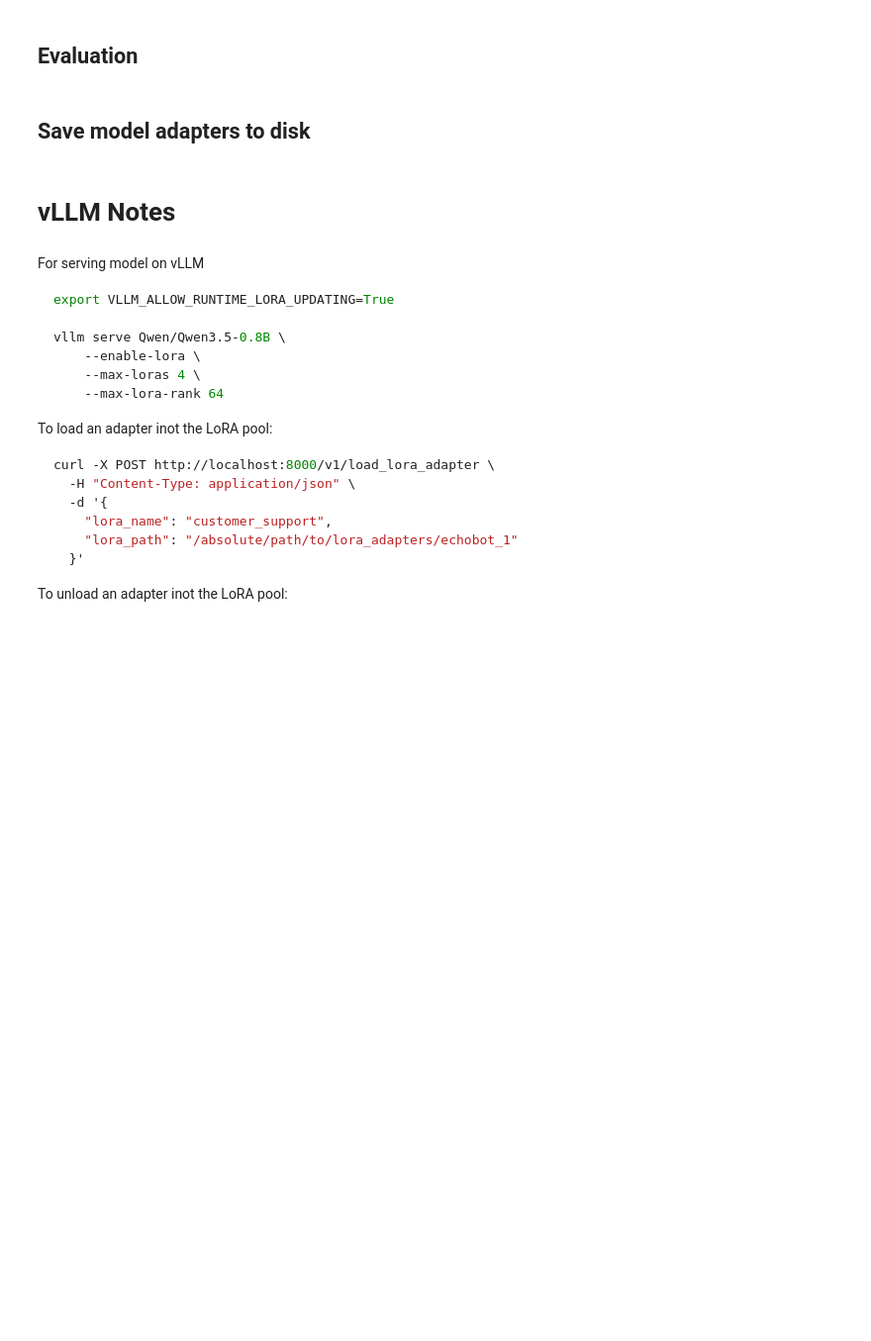
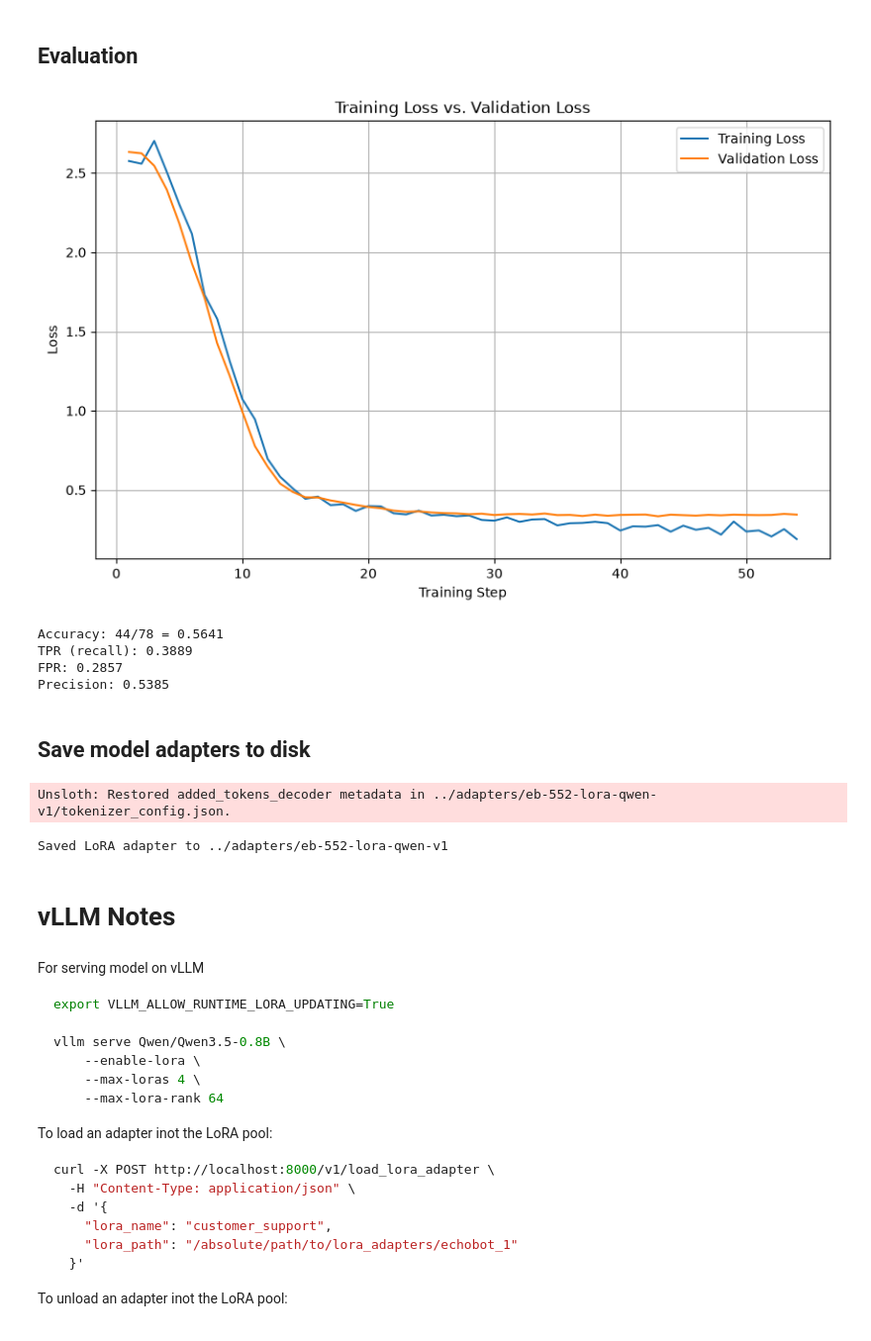
Before and after one commit to mkPuzon/local-llm-fine-tuning, a Jupyter notebook: notebooks/fine-tune.ipynb, the cells around one changed output. Shown at 99% size. Cells and saved outputs as stored; diff of their text form; code cells hidden in the pictures; blank space fills up the shorter version.

```diff
--- a/notebooks/fine-tune.ipynb
+++ b/notebooks/fine-tune.ipynb
@@ -276,2 +311,28 @@ LoRA dtype: BF16
 # %% [markdown]
 ## Training
+# %%
+trainer = SFTTrainer(
+    model=model,
+    train_dataset=formatted_train,
+    eval_dataset=formatted_val,
+    processing_class=tokenizer,
+
+    args=SFTConfig(
+        max_seq_length=max_seq_length,
+        completion_only_loss=True,
+        per_device_train_batch_size=8,
+
+        eval_strategy="steps",
+        gradient_accumulation_steps=4,
+        warmup_ratio=0.05,
+        num_train_epochs=3,
+        optim="adamw_8bit",
+
+        seed=8,
+        dataset_num_proc=1,
+
+        output_dir=f"../checkpoints/{model_name}",
+        logging_steps=1,
+    ),
+)
+trainer.train()
@@ -278,7 +369,37 @@ LoRA dtype: BF16
 # %% [markdown]
 ## Evaluation
+# %%
+from evaluation import (
+    evaluate_model,
+    plot_loss
+)
+plot_loss(trainer=trainer, show_val=True)
+
+evaluate_model(
+    model=model,
+    tokenizer=tokenizer,
+    dataset=dataset['test'],
+    model_str=model_name,
+    batch_size=16
+)
+# %% [output]
+[figure, added]
+Accuracy: 44/78 = 0.5641
+TPR (recall): 0.3889
+FPR: 0.2857
+Precision: 0.5385
 # %% [markdown]
 ## Save model adapters to disk
+# %%
+adapter_path = f"../adapters/{model_name}"
+
+model.save_pretrained(adapter_path)
+tokenizer.save_pretrained(adapter_path)
+
+print(f"Saved LoRA adapter to {adapter_path}")
+# %% [output]
+Unsloth: Restored added_tokens_decoder metadata in ../adapters/eb-552-lora-qwen-v1/tokenizer_config.json.
+Saved LoRA adapter to ../adapters/eb-552-lora-qwen-v1
 # %% [markdown]
 # vLLM Notes
 # %% [markdown]
```
Also changed, not shown: parts of 14 cells of this notebook, 7 other files.
